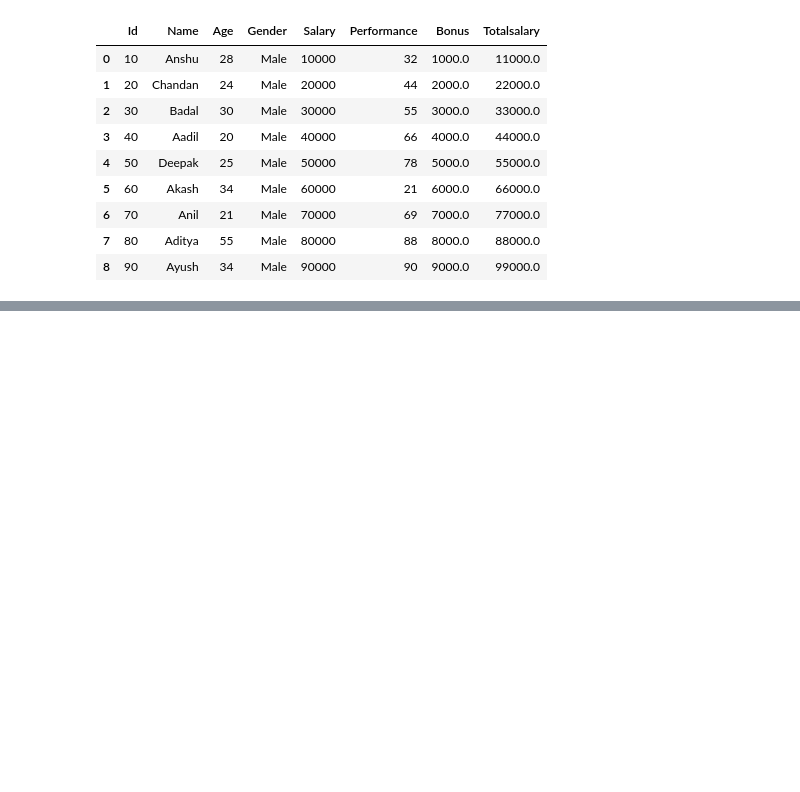
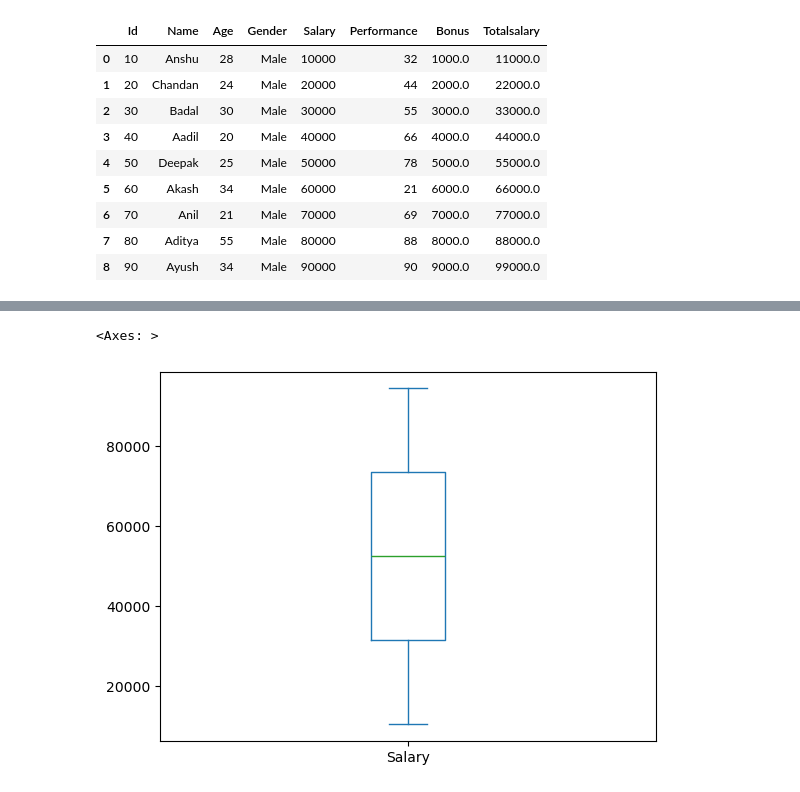
Before and after one commit to anshuKumar-codes/Data_Analytics_Journey, a Jupyter notebook: Pandas/day 1 pandas.ipynb, the cells around one changed output, grey strips where cells are left out. Saved outputs shown, nothing was run; the diff lists cells and outputs as text; code cells hidden in the pictures; blank space fills up the shorter version.

```diff
--- a/Pandas/day 1 pandas.ipynb
+++ b/Pandas/day 1 pandas.ipynb
@@ -452,0 +453,3 @@ df5
+# %%
+t=df5["Salary"]
+t
@@ -452,0 +467,5 @@ df5
+# %%
+t.plot.box()
+# %% [output]
+<Axes: >
+[figure, added]
```
Also changed, not shown: parts of 21 cells of this notebook, 6 other files.
